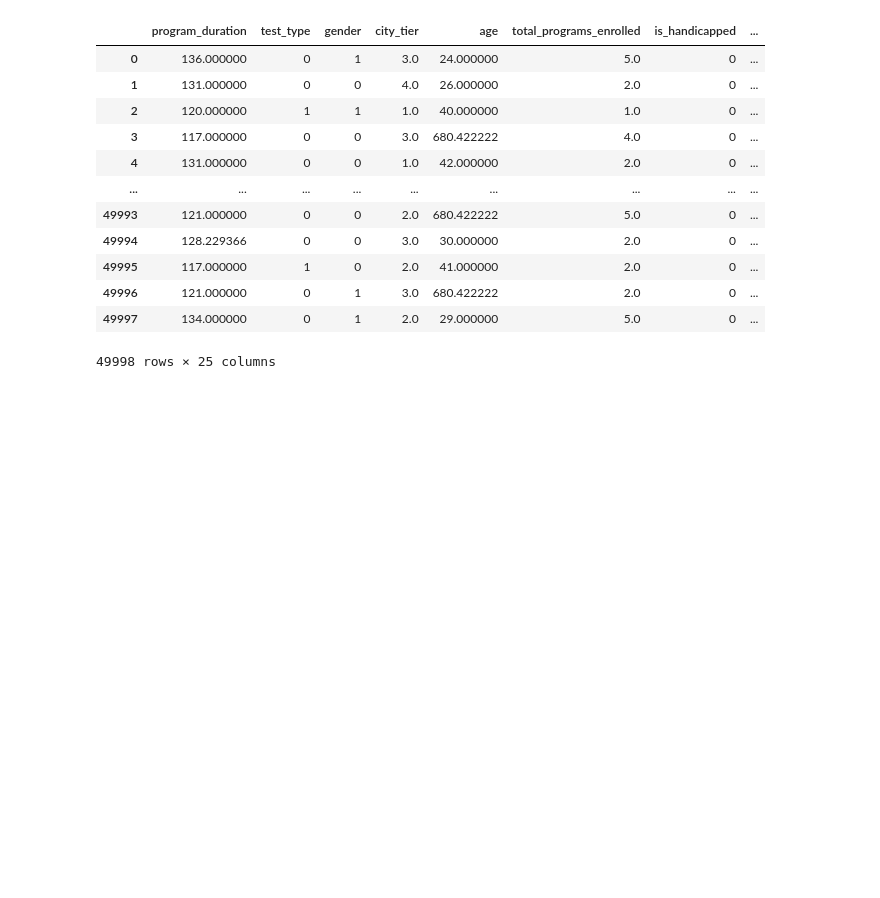
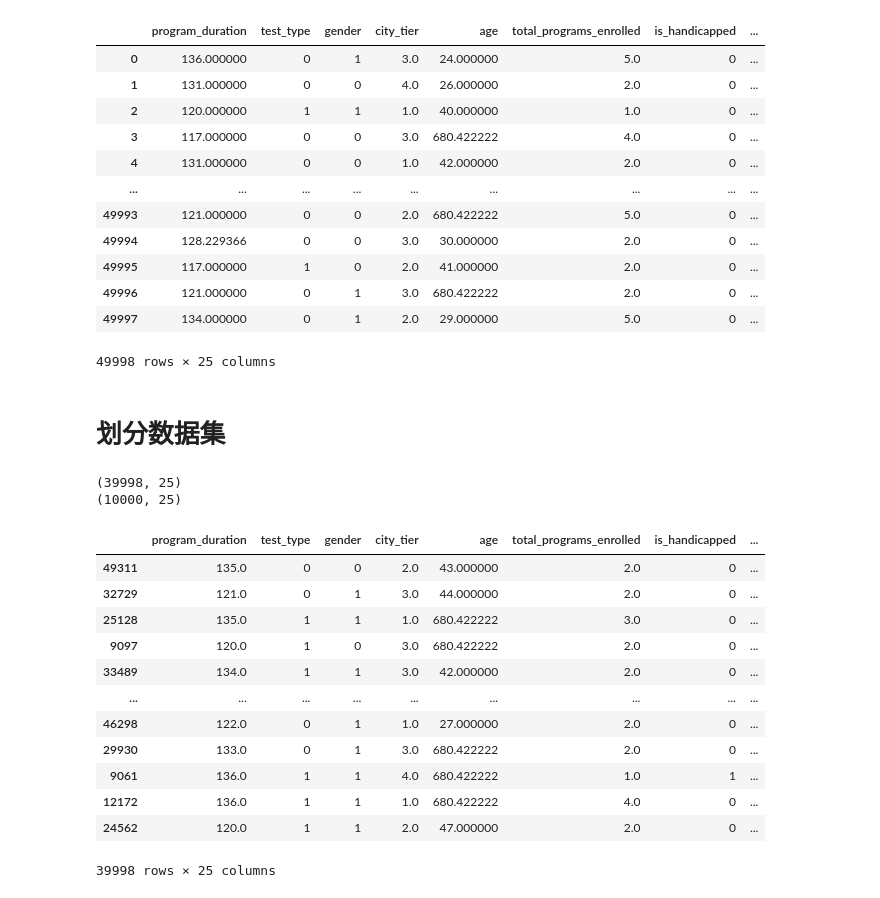
Before and after one commit to Giyn/QG2021DMGroupMidExam, a Jupyter notebook: Giyn.ipynb, the cells around one changed output. Saved outputs shown, nothing was run; the diff lists cells and outputs as text; code cells hidden in the pictures; blank space fills up the shorter version.

Commit message:
feat: split train set and test set

```diff
--- a/Giyn.ipynb
+++ b/Giyn.ipynb
@@ -205,3 +205,31 @@ encoded_data
 | 49996 | 121.000000 | 0 | 1 | 3.0 | 680.422222 | 2.0 | 0 | ... |
 | 49997 | 134.000000 | 0 | 1 | 2.0 | 29.000000 | 5.0 | 0 | ... |
 49998 rows × 25 columns
+# %% [markdown]
+# 划分数据集
+# %%
+from sklearn.model_selection import train_test_split
+
+train_set, test_set = train_test_split(encoded_data, test_size=0.2, random_state=412)
+
+print(train_set.shape)
+print(test_set.shape)
+# %% [output]
+(39998, 25)
+(10000, 25)
+# %%
+train_set
+# %% [output]
+|  | program_duration | test_type | gender | city_tier | age | total_programs_enrolled | is_handicapped | ... |
+| 49311 | 135.0 | 0 | 0 | 2.0 | 43.000000 | 2.0 | 0 | ... |
+| 32729 | 121.0 | 0 | 1 | 3.0 | 44.000000 | 2.0 | 0 | ... |
+| 25128 | 135.0 | 1 | 1 | 1.0 | 680.422222 | 3.0 | 0 | ... |
+| 9097 | 120.0 | 1 | 0 | 3.0 | 680.422222 | 2.0 | 0 | ... |
+| 33489 | 134.0 | 1 | 1 | 3.0 | 42.000000 | 2.0 | 0 | ... |
+| ... | ... | ... | ... | ... | ... | ... | ... | ... |
+| 46298 | 122.0 | 0 | 1 | 1.0 | 27.000000 | 2.0 | 0 | ... |
+| 29930 | 133.0 | 0 | 1 | 3.0 | 680.422222 | 2.0 | 0 | ... |
+| 9061 | 136.0 | 1 | 1 | 4.0 | 680.422222 | 1.0 | 1 | ... |
+| 12172 | 136.0 | 1 | 1 | 1.0 | 680.422222 | 4.0 | 0 | ... |
+| 24562 | 120.0 | 1 | 1 | 2.0 | 47.000000 | 2.0 | 0 | ... |
+39998 rows × 25 columns
```
Also changed, not shown: parts of 1 cell of this notebook.
